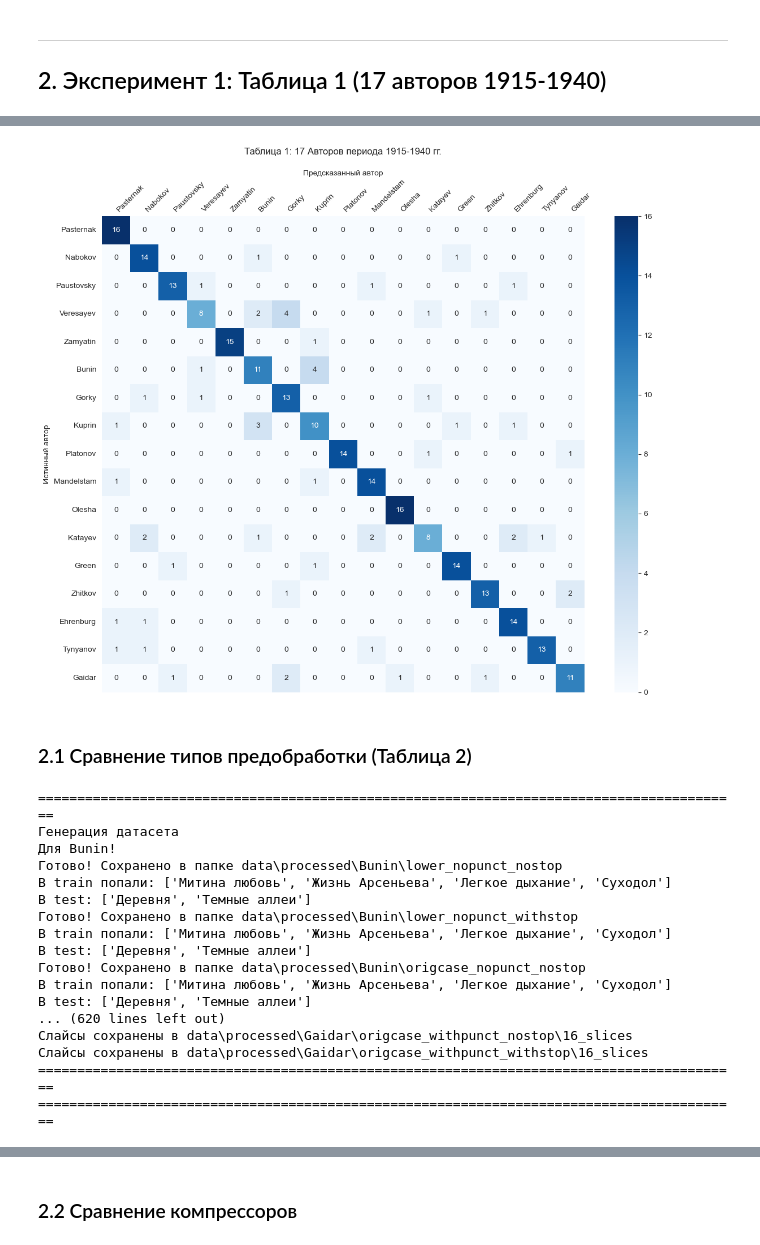
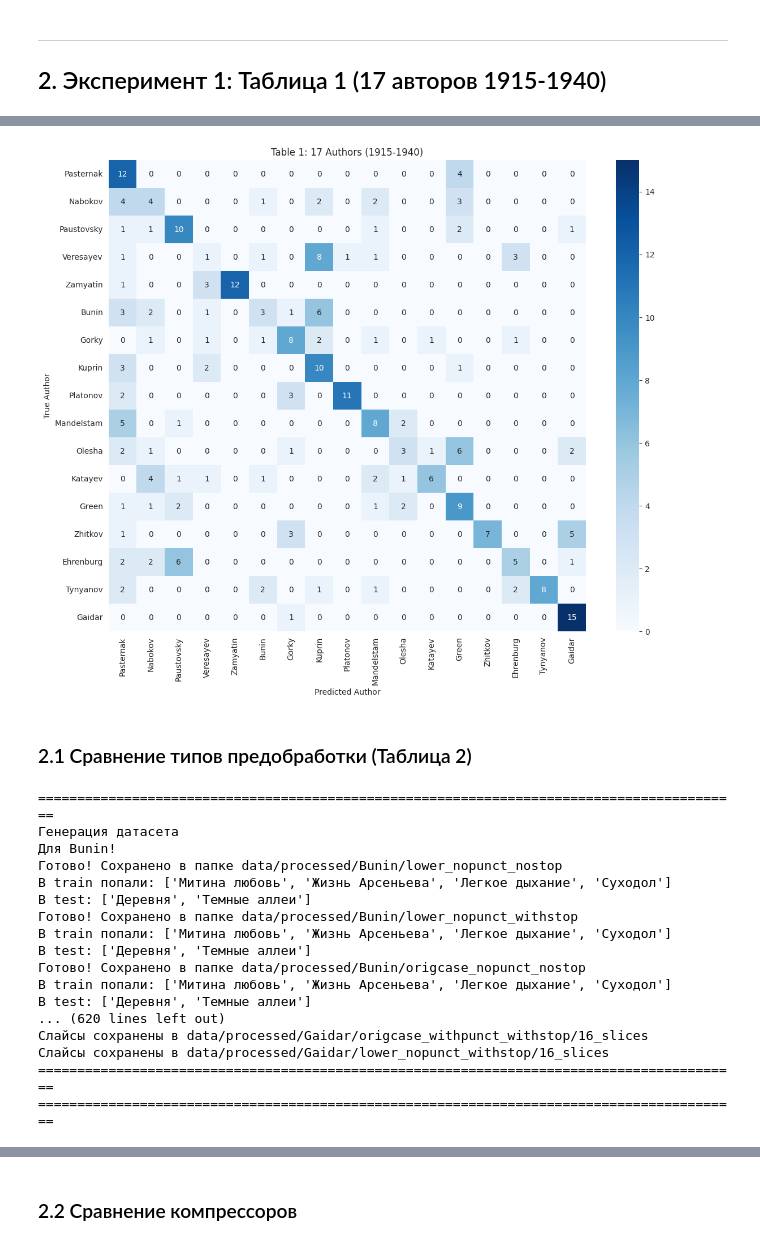
Before and after one commit to revlze/compression-authorship, a Jupyter notebook: experiments.ipynb, the cells around one changed output, grey strips where cells are left out. Drawn from its saved outputs; the diff is of its cells as text; code cells hidden in the pictures.

Commit message:
feat+refactor: add more tests in compressor_comparison

```diff
--- a/experiments.ipynb
+++ b/experiments.ipynb
@@ -34,18 +36,15 @@ AUTHORS_1915_1940 = [
     'Olesha', 'Katayev', 'Green', 'Zhitkov', 'Ehrenburg',
     'Tynyanov', 'Gaidar'
 ]
-AUTHORS_1915_1940 = AUTHORS_1915_1940
 
-# Авторы для эксперимента 1: Ильф/Петров и Булгаков (Таблицы 3-5)
+# Авторы для задачи атрибуции Ильф/Петров vs Булгаков (Таблицы 3-5)
 AUTHORS_BULGAKOV = ['Bulgakov', 'Ilf_and_Petrov']
-AUTHORS_BULGAKOV_EXPERIMENT = ['Bulgakov_experiment', 'Ilf_and_Petrov_experiment']
 
 # Авторы 19 века (Таблица 6)
 AUTHORS_19_CENTURY = [
     'Nekrasov', 'Panaeva', 'Turgenev', 'Goncharov', 'Gogol', 'Dahl',
-    'Dostoevsky', 'Druzhinin', 'Panaev', 'SShchedrin', 'Tolstoy'
+    'Dostoevsky', 'Panaev', 'SShchedrin', 'Tolstoy'
 ]
-AUTHORS_19_CENTURY_EXPERIMENT = ['Nekrasov_experiment']
 
 # Типы предобработки
 PREPROCESS_TYPES = [
@@ -59,18 +58,18 @@ PREPROCESS_TYPES = [
     'origcase_withpunct_withstop'
 ]
 
-# Компрессоры (классические + нейросетевые)
-# ts_zip/nncp/cmix требуют внешних зависимостей — будут пропущены если недоступны
-COMPRESSORS = ['gzip', 'bzip2', 'lzma', 'zstd', 'brotli', 'paq', 'llm', 'ts_zip', 'nncp', 'cmix']
+# Компрессоры
+COMPRESSORS = ['gzip', 'bzip2', 'lzma', 'zstd', 'brotli', 'paq']
 # %% [markdown]
 ### 1.2 Генерация датасетов
 # %%
-TRAIN_KB = 128
+TRAIN_KB = 64
 TEST_KB = 64
 N_SLICES = 16
 
-run_data_pipeline(AUTHORS_1915_1940, train_kb=TRAIN_KB, test_kb=TEST_KB, seed=42)
-split_into_slices(AUTHORS_1915_1940, n_slices=N_SLICES)
+# # Раскомментируйте для генерации данных:
+# run_data_pipeline(AUTHORS_1915_1940, train_kb=TRAIN_KB, test_kb=TEST_KB)
+# split_into_slices(AUTHORS_1915_1940, n_slices=N_SLICES)
 # %% [output]
 ==========================================================================================
 Генерация датасета
@@ -107,10 +106,11 @@ def run_experiment(authors, preprocess_type, n_slices, compressor, lvl=6):
 # %%
 result = run_experiment(
     authors=AUTHORS_1915_1940,
-    preprocess_type='origcase_withpunct_withstop',
+    preprocess_type='origcase_nopunct_withstop',
     n_slices=16,
     compressor='lzma',
     lvl=6
 )
+print(f"chi2 = {result['chi2']:.1f}, p-value = {result['p_value']:.2e}, Accuracy = {result['accuracy']:.2%}")
 result['table']
 # %% [output]
@@ -135,27 +136,16 @@ result['table']
 # %%
 def plot_confusion_matrix(table, title='Confusion Matrix'):
     plt.figure(figsize=(12, 10))
-    ax = sns.heatmap(
-        table,
-        annot=True,
-        fmt='d',
-        cmap='Blues',
-        cbar=True
-    )
-    ax.set_title(title, pad=20)
-    ax.xaxis.tick_top()
-    ax.xaxis.set_label_position('top')
-    ax.tick_params(axis='x', length=0)
-    ax.set_xlabel('Предсказанный автор')
-    ax.set_ylabel('Истинный автор')
-    plt.xticks(rotation=45, ha='left')
-    plt.yticks(rotation=0)
+    sns.heatmap(table, annot=True, fmt='d', cmap='Blues')
+    plt.title(title)
+    plt.xlabel('Predicted Author')
+    plt.ylabel('True Author')
     plt.tight_layout()
     plt.show()
 
-plot_confusion_matrix(result['table'], 'Таблица 1: 17 Авторов периода 1915-1940 гг.')
+plot_confusion_matrix(result['table'], 'Table 1: 17 Authors (1915-1940)')
 # %% [output]
-[figure, old version]
+[figure, new version]
 # %% [markdown]
 ### 2.1 Сравнение типов предобработки (Таблица 2)
 # %%
@@ -169,18 +159,18 @@ split_into_slices(AUTHORS_1915_1940, n_slices=N_SLICES)
 ==========================================================================================
 Генерация датасета
 Для Bunin!
-Готово! Сохранено в папке data\processed\Bunin\lower_nopunct_nostop
+Готово! Сохранено в папке data/processed/Bunin/lower_nopunct_nostop
 В train попали: ['Митина любовь', 'Жизнь Арсеньева', 'Легкое дыхание', 'Суходол']
 В test: ['Деревня', 'Темные аллеи']
-Готово! Сохранено в папке data\processed\Bunin\lower_nopunct_withstop
+Готово! Сохранено в папке data/processed/Bunin/lower_nopunct_withstop
 В train попали: ['Митина любовь', 'Жизнь Арсеньева', 'Легкое дыхание', 'Суходол']
 В test: ['Деревня', 'Темные аллеи']
-Готово! Сохранено в папке data\processed\Bunin\origcase_nopunct_nostop
+Готово! Сохранено в папке data/processed/Bunin/origcase_nopunct_nostop
 В train попали: ['Митина любовь', 'Жизнь Арсеньева', 'Легкое дыхание', 'Суходол']
 В test: ['Деревня', 'Темные аллеи']
 ... (620 lines left out)
-Слайсы сохранены в data\processed\Gaidar\origcase_withpunct_nostop\16_slices
-Слайсы сохранены в data\processed\Gaidar\origcase_withpunct_withstop\16_slices
+Слайсы сохранены в data/processed/Gaidar/origcase_withpunct_withstop/16_slices
+Слайсы сохранены в data/processed/Gaidar/lower_nopunct_withstop/16_slices
 ==========================================================================================
 ==========================================================================================
 # %%
```
Also changed, not shown: parts of 20 cells of this notebook.
